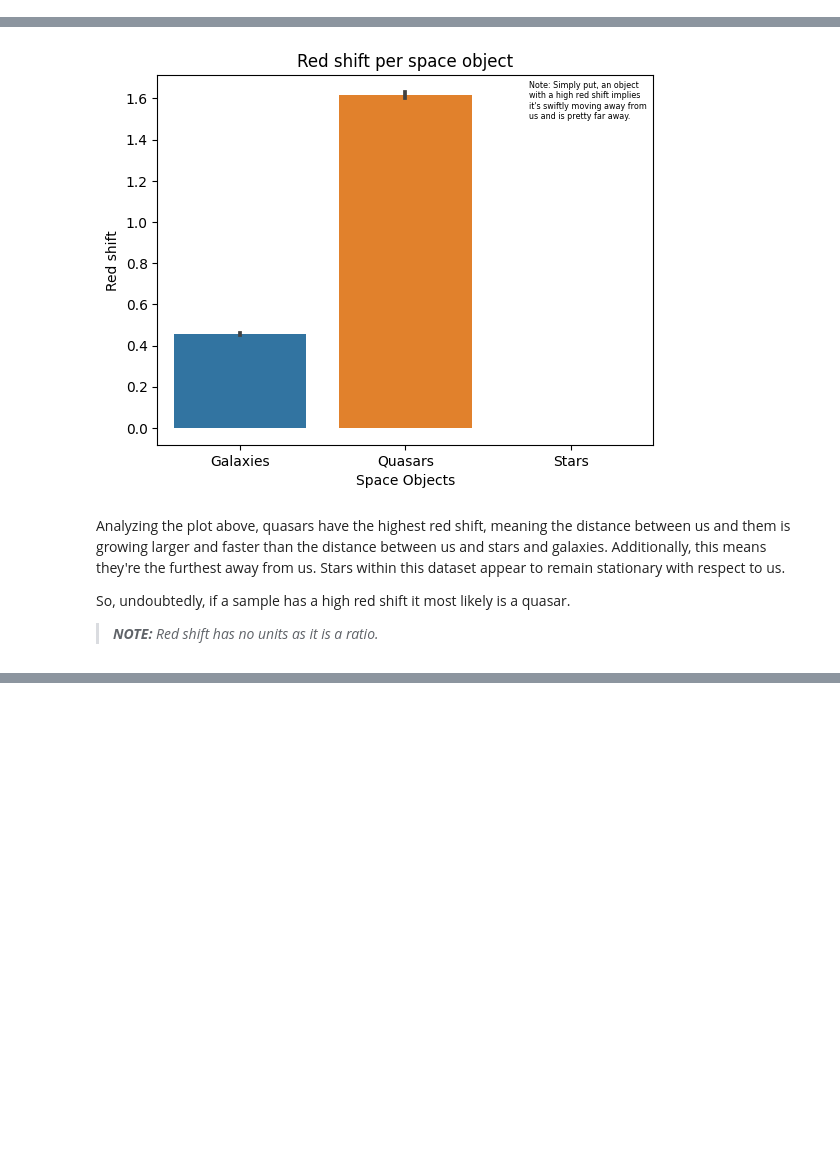
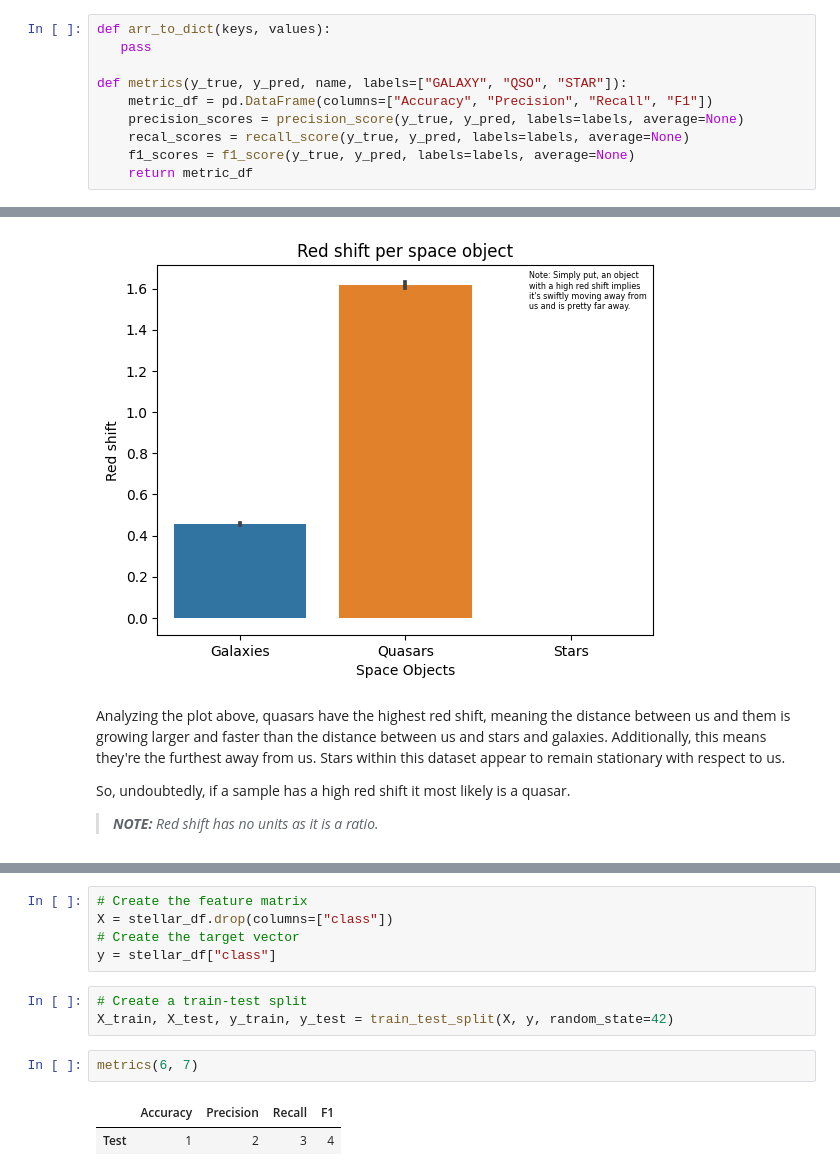
Before and after one commit to john-a-dixon/stellar-object-classification, a Jupyter notebook: stellar.ipynb, the cells around one changed output, grey strips where cells are left out. Drawn from its saved outputs; the diff is of its cells as text; blank space fills up the shorter version.

```diff
--- a/stellar.ipynb
+++ b/stellar.ipynb
@@ -56,3 +57,13 @@ df.sample(5)
+# %%
+def arr_to_dict(keys, values):
+   pass
+
+def metrics(y_true, y_pred, name, labels=["GALAXY", "QSO", "STAR"]):
+    metric_df = pd.DataFrame(columns=["Accuracy", "Precision", "Recall", "F1"])
+    precision_scores = precision_score(y_true, y_pred, labels=labels, average=None)
+    recal_scores = recall_score(y_true, y_pred, labels=labels, average=None)
+    f1_scores = f1_score(y_true, y_pred, labels=labels, average=None)
+    return metric_df
 # %% [markdown]
 ---
 ## **Explanatory Analysis**
@@ -331,0 +349,13 @@ So, undoubtedly, if a sample has a high red shift it most likely is a quasar.
+# %%
+# Create the feature matrix
+X = stellar_df.drop(columns=["class"])
+# Create the target vector
+y = stellar_df["class"]
+# %%
+# Create a train-test split
+X_train, X_test, y_train, y_test = train_test_split(X, y, random_state=42)
+# %%
+metrics(6, 7)
+# %% [output]
+|  | Accuracy | Precision | Recall | F1 |
+| Test | 1 | 2 | 3 | 4 |
```
Also changed, not shown: parts of 7 cells of this notebook.
